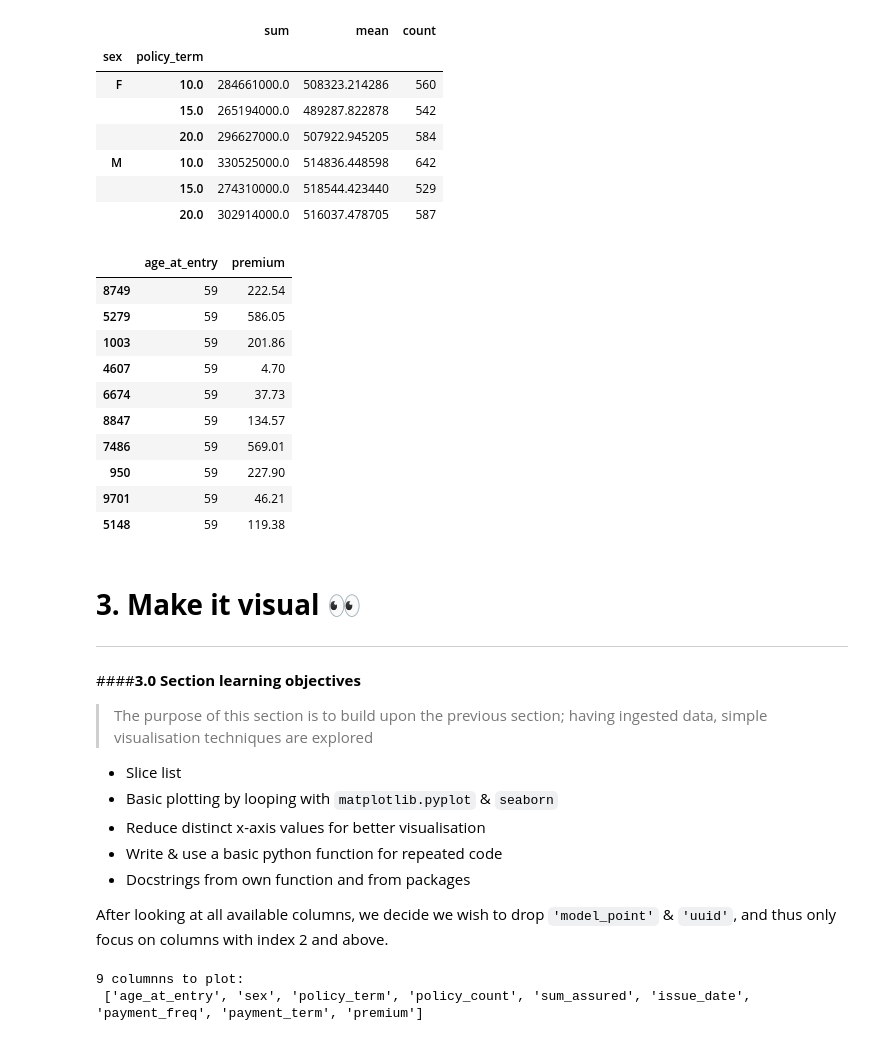
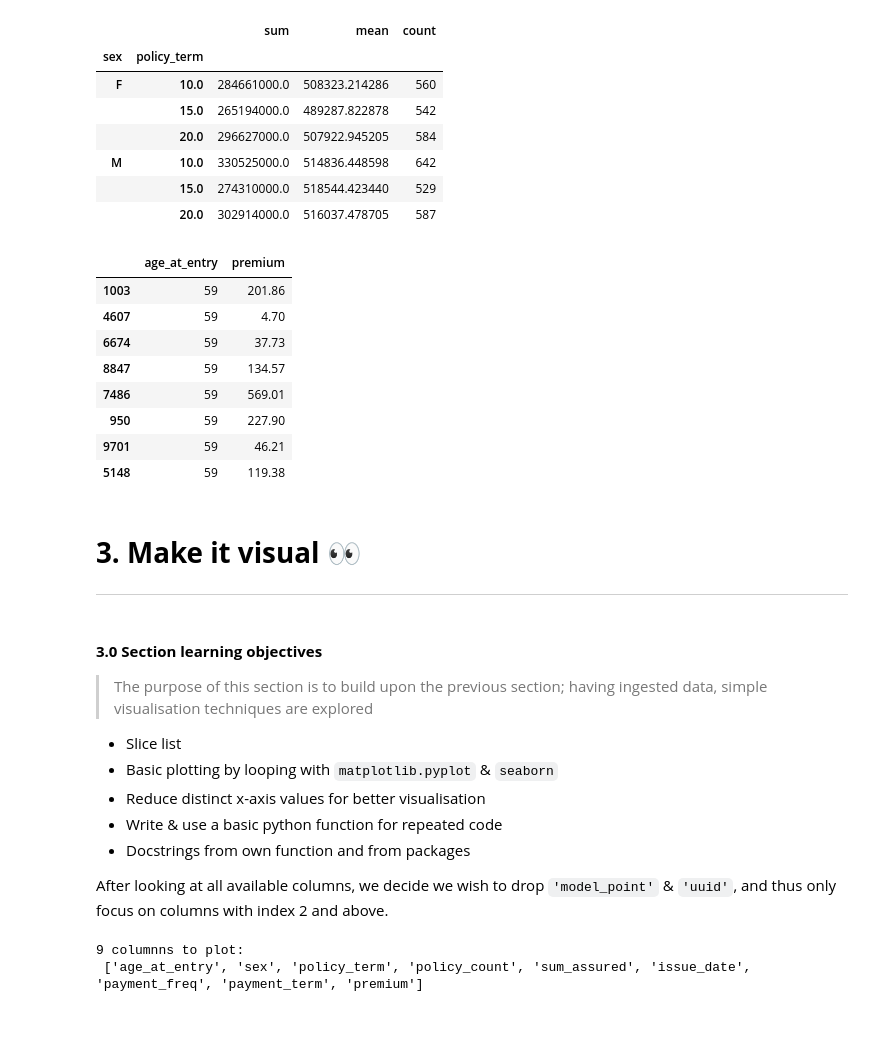
Before and after one commit to actuarialsociety/ds-toolkit, a Jupyter notebook: Actuarial_Data_Science_Toolkit_Intro.ipynb, the cells around one changed output. Cells and saved outputs as stored; diff of their text form; code cells hidden in the pictures.

```diff
--- a/Actuarial_Data_Science_Toolkit_Intro.ipynb
+++ b/Actuarial_Data_Science_Toolkit_Intro.ipynb
@@ -309,17 +305,15 @@ dtype: object
 # %%
 # We may also wish to perform conditional formatting on our dataframe
 
 (df.
  sort_values('age_at_entry')[['age_at_entry', 'premium']]
-.tail(10)
+.tail(8)
 .style
 .format({'age_at_entry': '{:,.0f}', 'premium': '{:,.2f}'})
 .background_gradient("Blues")
 )
 # %% [output]
 |  | age_at_entry | premium |
-| 8749 | 59 | 222.54 |
-| 5279 | 59 | 586.05 |
 | 1003 | 59 | 201.86 |
 | 4607 | 59 | 4.70 |
 | 6674 | 59 | 37.73 |
@@ -333,7 +327,7 @@ dtype: object
 ---
 # %% [markdown]
 
-####**3.0 Section learning objectives**
+#### **3.0 Section learning objectives**
 
 >The purpose of this section is to build upon the previous section; having ingested data, simple visualisation techniques are explored
   * Slice list
```
Also changed, not shown: parts of 4 cells of this notebook.
